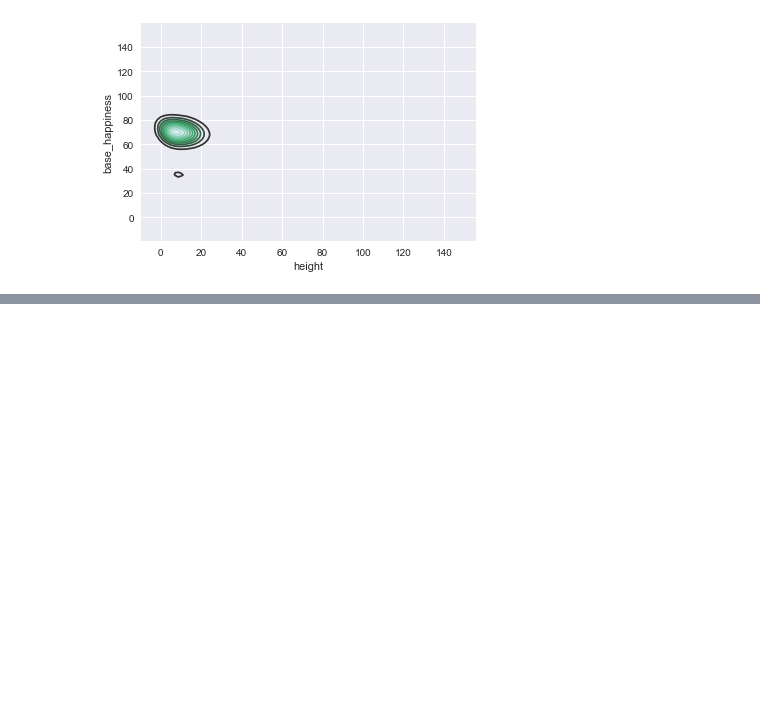
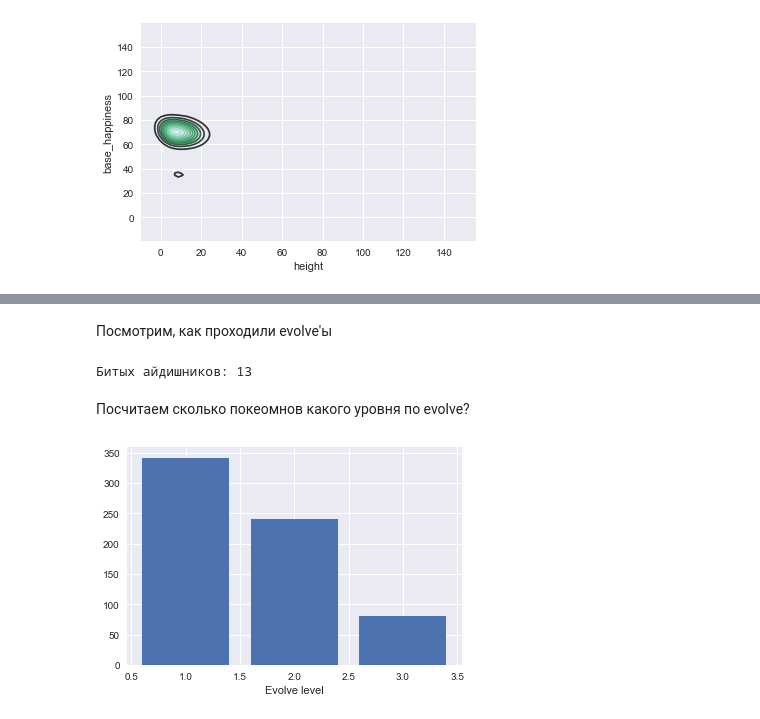
Before and after one commit to progiv/summercamp17, a Jupyter notebook: task1_Pokemon.ipynb, the cells around one changed output, grey strips where cells are left out. Cells and saved outputs as stored; diff of their text form; code cells hidden in the pictures; blank space fills up the shorter version.

```diff
--- a/task1_Pokemon.ipynb
+++ b/task1_Pokemon.ipynb
@@ -173,0 +226,41 @@ seaborn.plt.show()
+# %% [markdown]
+Посмотрим, как проходили evolve'ы
+# %%
+N = pokemon.count()[0]
+pokemon.visit = [False] * N
+pokemon.evolve_cnt = [1] * N
+
+# чтобы не кастовать каждый раз по одному в индекс
+pokemon.evolution_parent_pokemon_id.fillna(0, inplace=True)
+pokemon.evolution_parent_pokemon_id = pokemon.evolution_parent_pokemon_id.astype(np.int32, copy=False)
+
+def dfs(p):
+    if pokemon.visit[p]:
+        return pokemon.evolve_cnt[p]
+    pokemon.visit[p] = True
+    parent = pokemon.evolution_parent_pokemon_id[p]
+    if parent:
+        pokemon.evolve_cnt[p] = 1 + dfs(parent)
+        return pokemon.evolve_cnt[p]
+    else:
+        return 1
+# %%
+count_dead_ids = 0
+for i in range(1, N):
+    try:
+        dfs(i)
+    except(KeyError): #Оказалось, что в таблице есть битые сслыки на id
+        count_dead_ids += 1
+print("Битых айдишников:", count_dead_ids)
+# %% [output]
+Битых айдишников: 13
+# %% [markdown]
+Посчитаем сколько покеомнов какого уровня по evolve?
+# %%
+c = list(dict(Counter(pokemon.evolve_cnt)).items()) # Немного извратно получилось, но работает
+x, h = zip(*c)
+plt.bar(x, h)
+plt.xlabel('Evolve level')
+plt.show()
+# %% [output]
+[figure, added]
```
Also changed, not shown: parts of 17 cells of this notebook.
